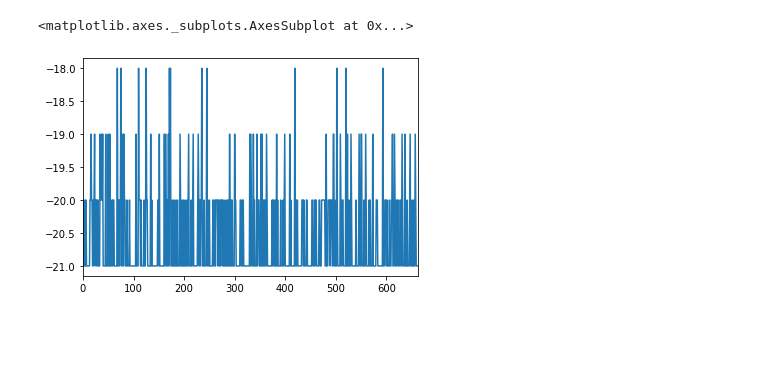
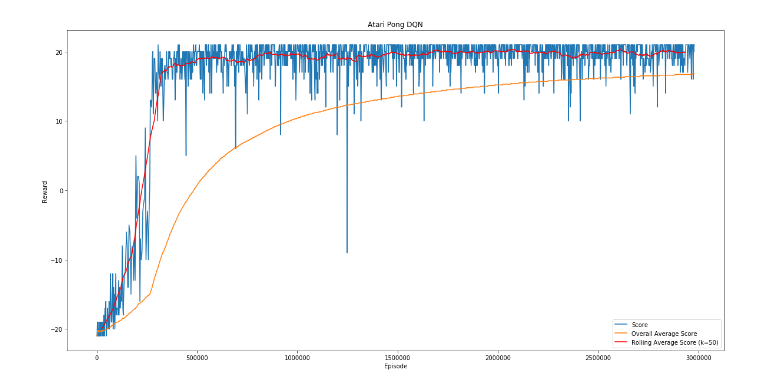
Before and after one commit to RyanGale-AK/DQN, a Jupyter notebook: DQN_stats.ipynb, the cells around one changed output. Cells and saved outputs as stored; diff of their text form; code cells hidden in the pictures; blank space fills up the shorter version.

```diff
--- a/DQN_stats.ipynb
+++ b/DQN_stats.ipynb
@@ -41,5 +76,13 @@ Name: 2, dtype: float64
-# %%
-scores.plot()
-# %% [output]
-<matplotlib.axes._subplots.AxesSubplot at 0x...>
-[figure, removed]
+# %%
+rolling_df = df.rolling(50).mean()
+plt.figure(figsize=(20,10))
+plt.plot(df['Total Frames'], df['Episode Score'])
+plt.plot(df['Total Frames'], df['Average Score'])
+plt.plot(rolling_df['Total Frames'], rolling_df['Episode Score'], color='red')
+plt.xlabel("Episode")
+plt.ylabel("Reward")
+plt.title("Atari Pong DQN")
+plt.legend(['Score','Overall Average Score', 'Rolling Average Score (k=50)'])
+plt.show()
+# %% [output]
+[figure, added]
```
Also changed, not shown: parts of 7 cells of this notebook.
